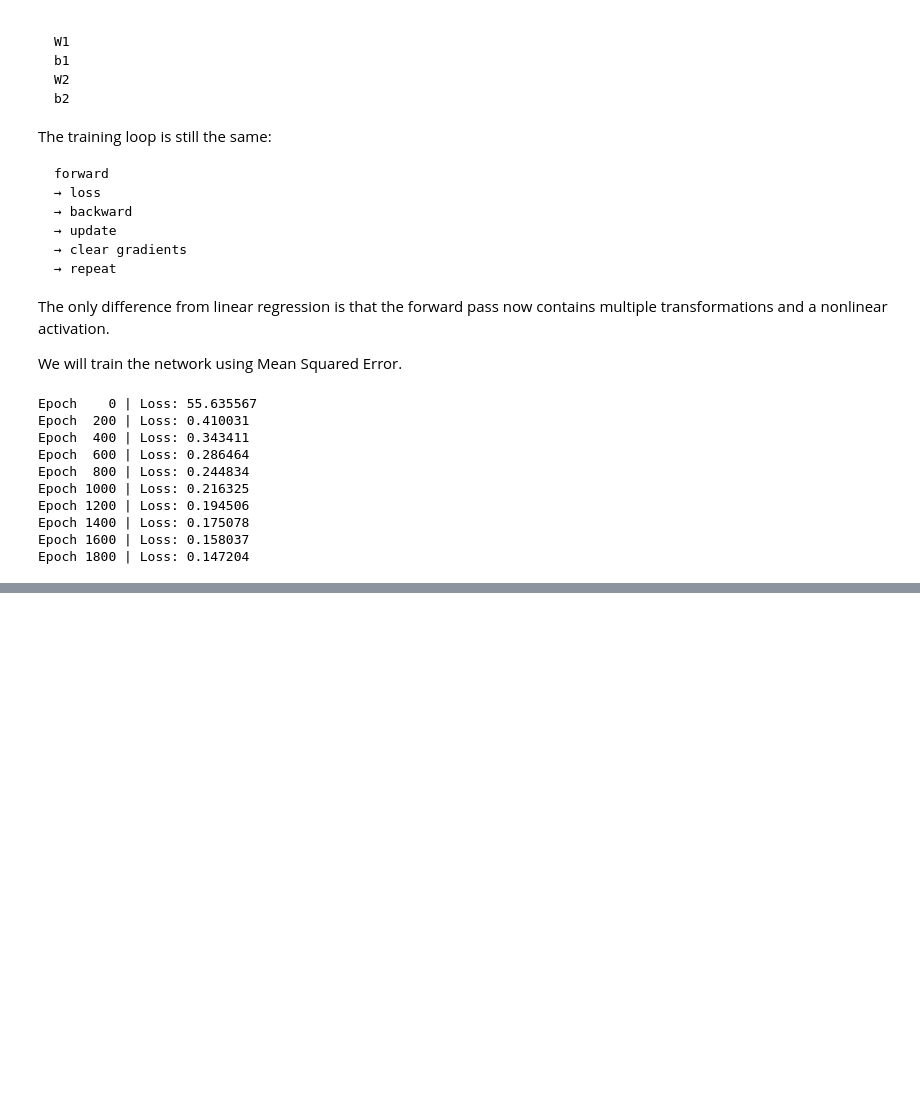
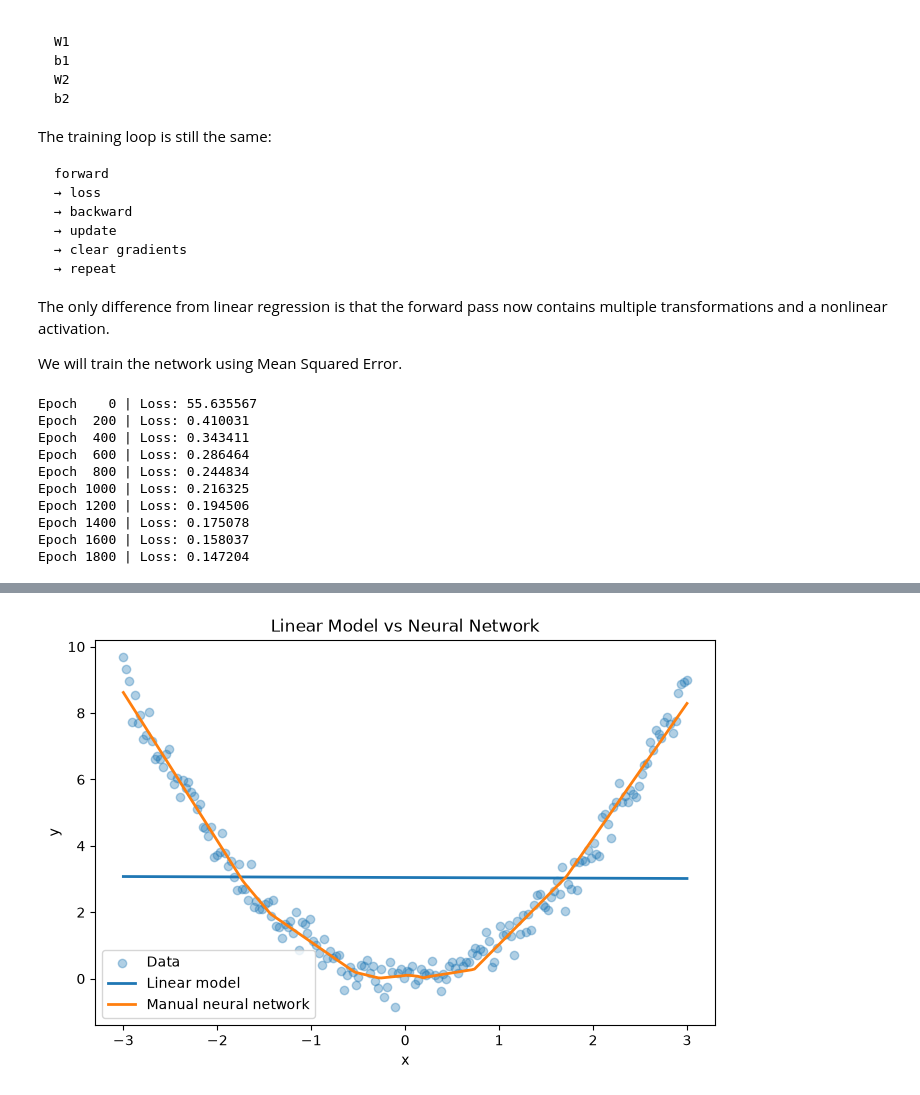
Before and after one commit to vinCurious/model-training-lab, a Jupyter notebook: module02_neural_networks/01_from_linear_to_mlp.ipynb, the cells around one changed output, grey strips where cells are left out. Cells and saved outputs as stored; diff of their text form; code cells hidden in the pictures; blank space fills up the shorter version.

Commit message:
Add neural network expressivity and gradient flow experiments

```diff
--- a/module02_neural_networks/01_from_linear_to_mlp.ipynb
+++ b/module02_neural_networks/01_from_linear_to_mlp.ipynb
@@ -756,0 +763,36 @@ Epoch 1800 | Loss: 0.147204
+# %%
+with torch.no_grad():
+    z1 = x @ W1 + b1
+    h1 = torch.relu(z1)
+    manual_nn_predictions = h1 @ W2 + b2
+
+plt.figure(figsize=(8, 5))
+
+plt.scatter(
+    x.numpy(),
+    y.numpy(),
+    alpha=0.35,
+    label="Data"
+)
+
+plt.plot(
+    x.numpy(),
+    linear_predictions.numpy(),
+    linewidth=2,
+    label="Linear model"
+)
+
+plt.plot(
+    x.numpy(),
+    manual_nn_predictions.numpy(),
+    linewidth=2,
+    label="Manual neural network"
+)
+
+plt.xlabel("x")
+plt.ylabel("y")
+plt.title("Linear Model vs Neural Network")
+plt.legend()
+plt.show()
+# %% [output]
+[figure, added]
```
Also changed, not shown: parts of 26 cells of this notebook, 1 other file.
